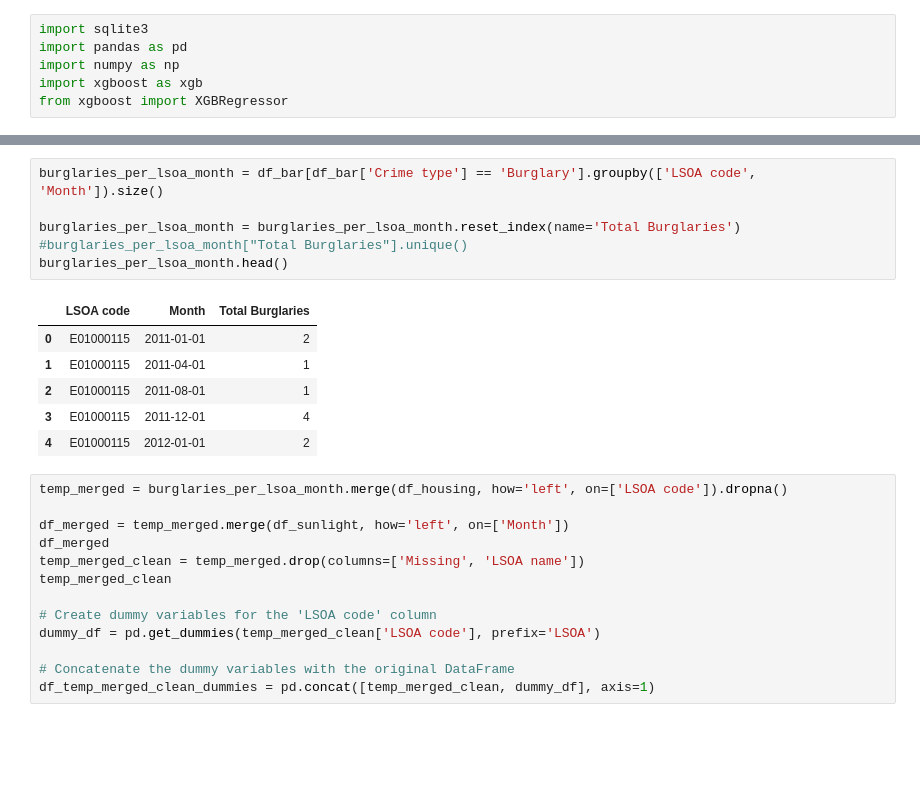
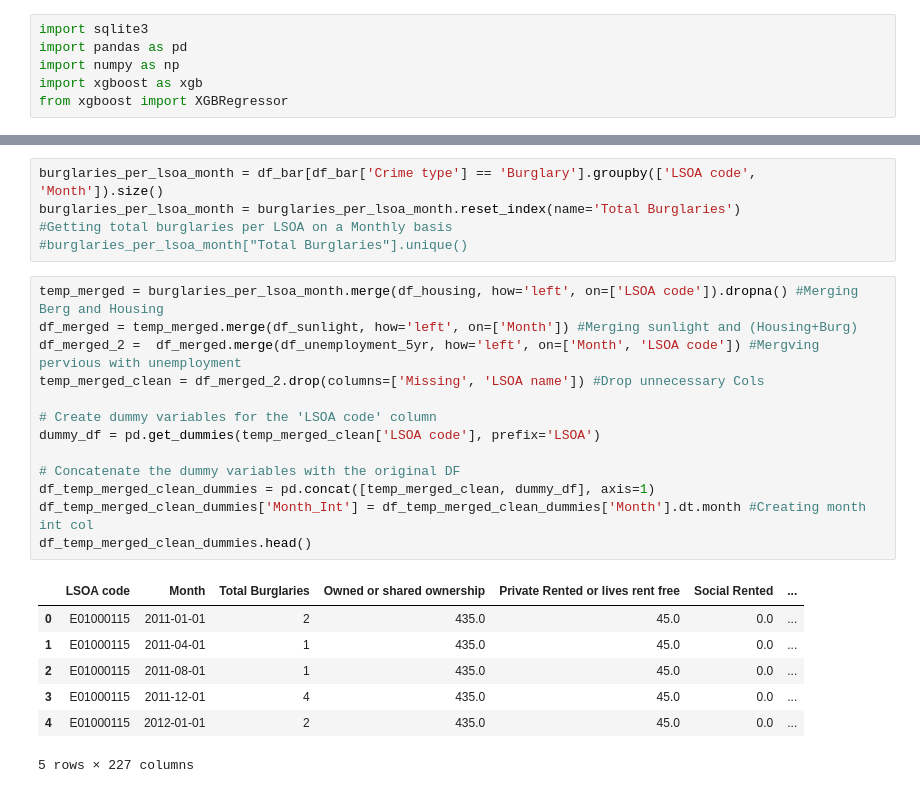
Before and after one commit to DC2-G19/policeResourceAllocation, a Jupyter notebook: XGBoost_test.ipynb, the cells around one changed output, grey strips where cells are left out. Drawn from its saved outputs; the diff is of its cells as text; blank space fills up the shorter version.

```diff
--- a/XGBoost_test.ipynb
+++ b/XGBoost_test.ipynb
@@ -74,28 +54,28 @@ df_housing.head()
 # %%
 burglaries_per_lsoa_month = df_bar[df_bar['Crime type'] == 'Burglary'].groupby(['LSOA code', 'Month']).size()
-
 burglaries_per_lsoa_month = burglaries_per_lsoa_month.reset_index(name='Total Burglaries')
+#Getting total burglaries per LSOA on a Monthly basis
 #burglaries_per_lsoa_month["Total Burglaries"].unique()
-burglaries_per_lsoa_month.head()
-# %% [output]
-|  | LSOA code | Month | Total Burglaries |
-| 0 | E01000115 | 2011-01-01 | 2 |
-| 1 | E01000115 | 2011-04-01 | 1 |
-| 2 | E01000115 | 2011-08-01 | 1 |
-| 3 | E01000115 | 2011-12-01 | 4 |
-| 4 | E01000115 | 2012-01-01 | 2 |
 # %%
-temp_merged = burglaries_per_lsoa_month.merge(df_housing, how='left', on=['LSOA code']).dropna()
-
-df_merged = temp_merged.merge(df_sunlight, how='left', on=['Month'])
-df_merged
-temp_merged_clean = temp_merged.drop(columns=['Missing', 'LSOA name'])
-temp_merged_clean
+temp_merged = burglaries_per_lsoa_month.merge(df_housing, how='left', on=['LSOA code']).dropna() #Merging Berg and Housing
+df_merged = temp_merged.merge(df_sunlight, how='left', on=['Month']) #Merging sunlight and (Housing+Burg)
+df_merged_2 =  df_merged.merge(df_unemployment_5yr, how='left', on=['Month', 'LSOA code']) #Mergving pervious with unemployment
+temp_merged_clean = df_merged_2.drop(columns=['Missing', 'LSOA name']) #Drop unnecessary Cols
 
 # Create dummy variables for the 'LSOA code' column
 dummy_df = pd.get_dummies(temp_merged_clean['LSOA code'], prefix='LSOA')
 
-# Concatenate the dummy variables with the original DataFrame
+# Concatenate the dummy variables with the original DF
 df_temp_merged_clean_dummies = pd.concat([temp_merged_clean, dummy_df], axis=1)
+df_temp_merged_clean_dummies['Month_Int'] = df_temp_merged_clean_dummies['Month'].dt.month #Creating month int col
+df_temp_merged_clean_dummies.head()
+# %% [output]
+|  | LSOA code | Month | Total Burglaries | Owned or shared ownership | Private Rented or lives rent free | Social Rented | ... |
+| 0 | E01000115 | 2011-01-01 | 2 | 435.0 | 45.0 | 0.0 | ... |
+| 1 | E01000115 | 2011-04-01 | 1 | 435.0 | 45.0 | 0.0 | ... |
+| 2 | E01000115 | 2011-08-01 | 1 | 435.0 | 45.0 | 0.0 | ... |
+| 3 | E01000115 | 2011-12-01 | 4 | 435.0 | 45.0 | 0.0 | ... |
+| 4 | E01000115 | 2012-01-01 | 2 | 435.0 | 45.0 | 0.0 | ... |
+5 rows × 227 columns
 # %%
 df_temp_merged_clean_train = df_temp_merged_clean_dummies[(df_temp_merged_clean_dummies['Month'].dt.year >= 2014) & (df_temp_merged_clean_dummies['Month'].dt.year <= 2018)]
```
Also changed, not shown: parts of 14 cells of this notebook.
